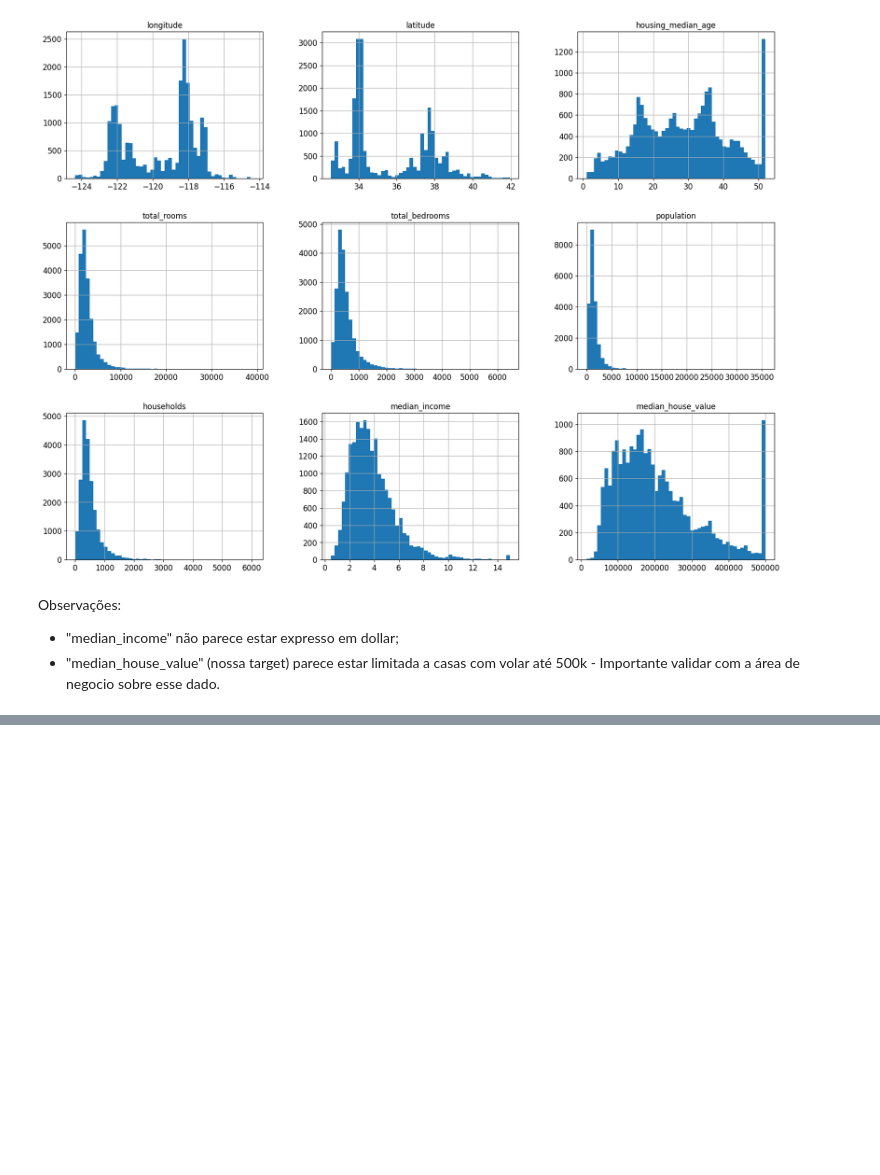
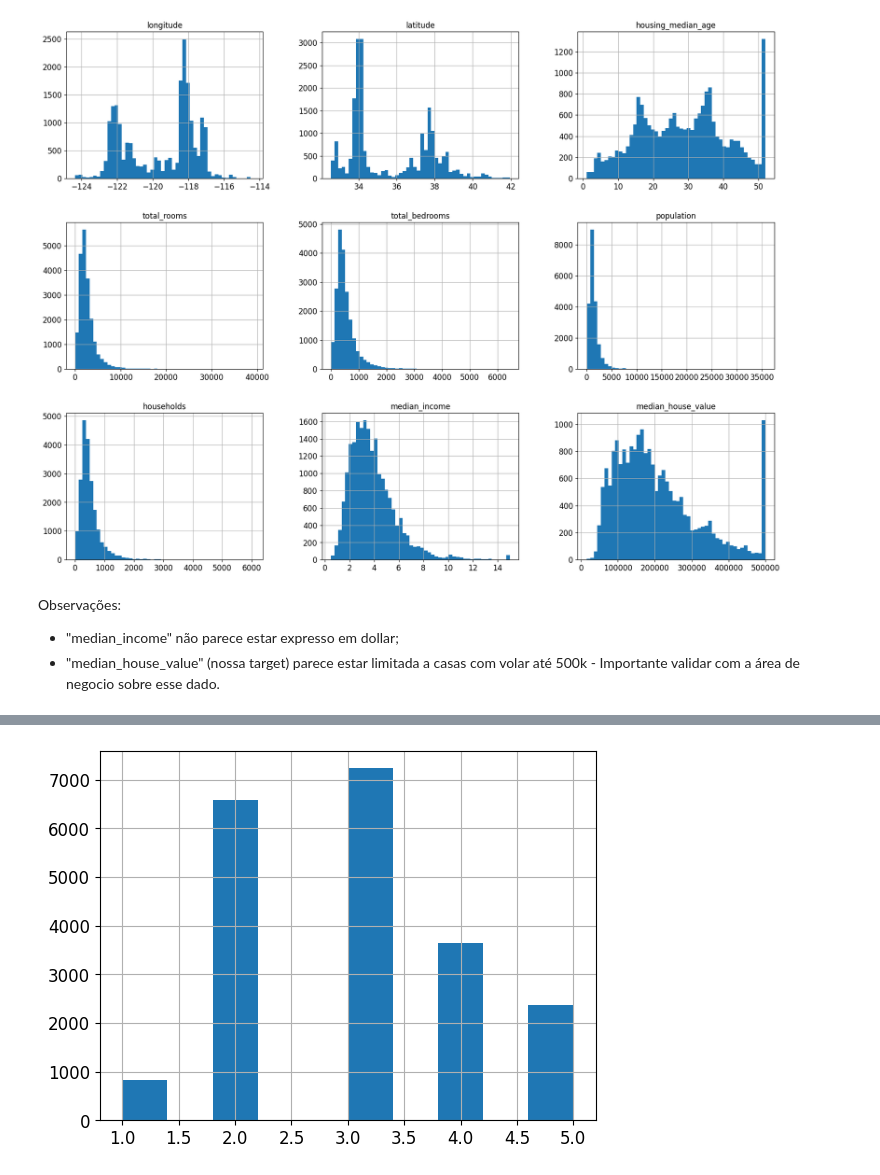
Before and after one commit to leandropsouza1/pos-ia, a Jupyter notebook: regrecao_linear_composta/regressao_linear_composta.ipynb, the cells around one changed output, grey strips where cells are left out. Drawn from its saved outputs; the diff is of its cells as text; code cells hidden in the pictures; blank space fills up the shorter version.

```diff
--- a/regrecao_linear_composta/regressao_linear_composta.ipynb
+++ b/regrecao_linear_composta/regressao_linear_composta.ipynb
@@ -113,0 +169,7 @@ Observações:
+# %%
+ds['income_cat'] = pd.cut(ds['median_income'], bins=[0., 1.5, 3.0, 4.5, 6., np.inf], labels=[1, 2, 3, 4, 5])
+# %%
+ds['income_cat'].hist()
+plt.show()
+# %% [output]
+[figure, added]
```
Also changed, not shown: parts of 20 cells of this notebook.
